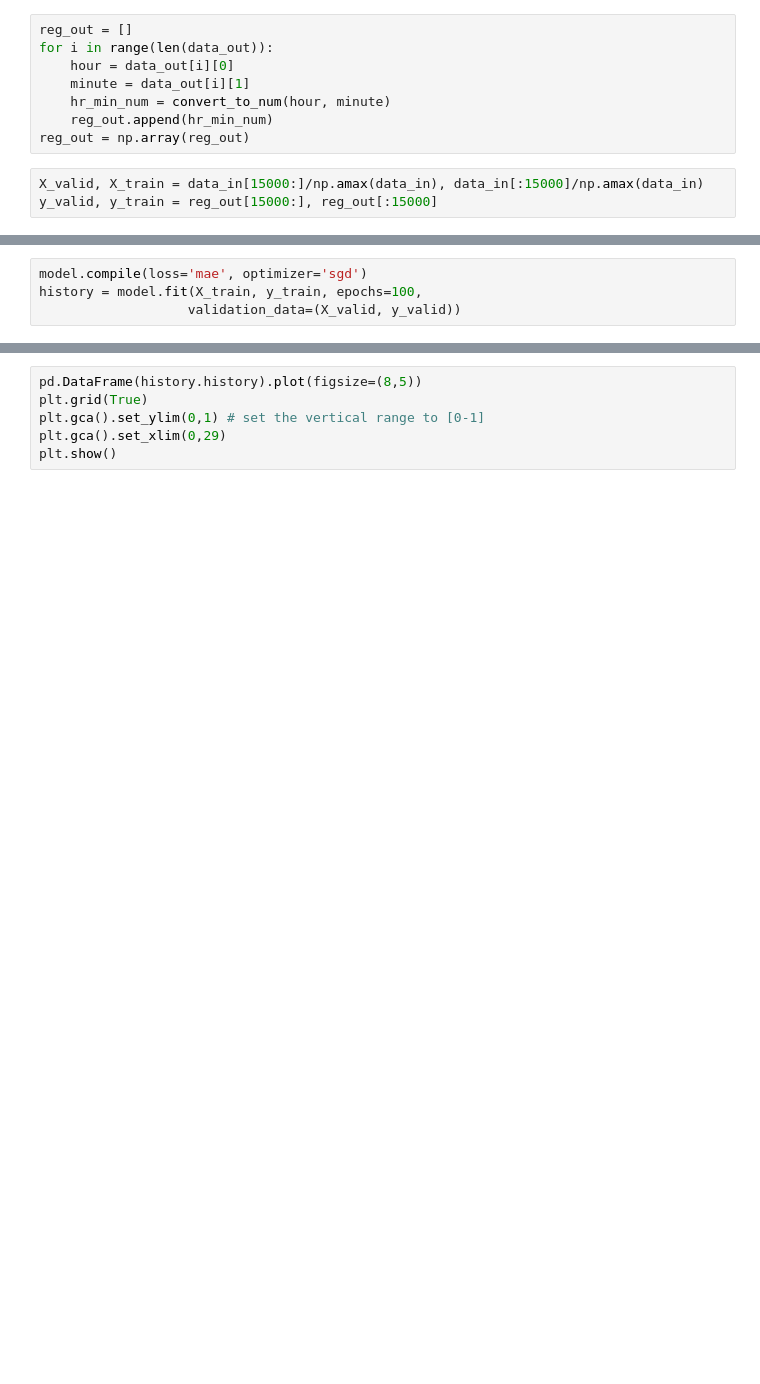
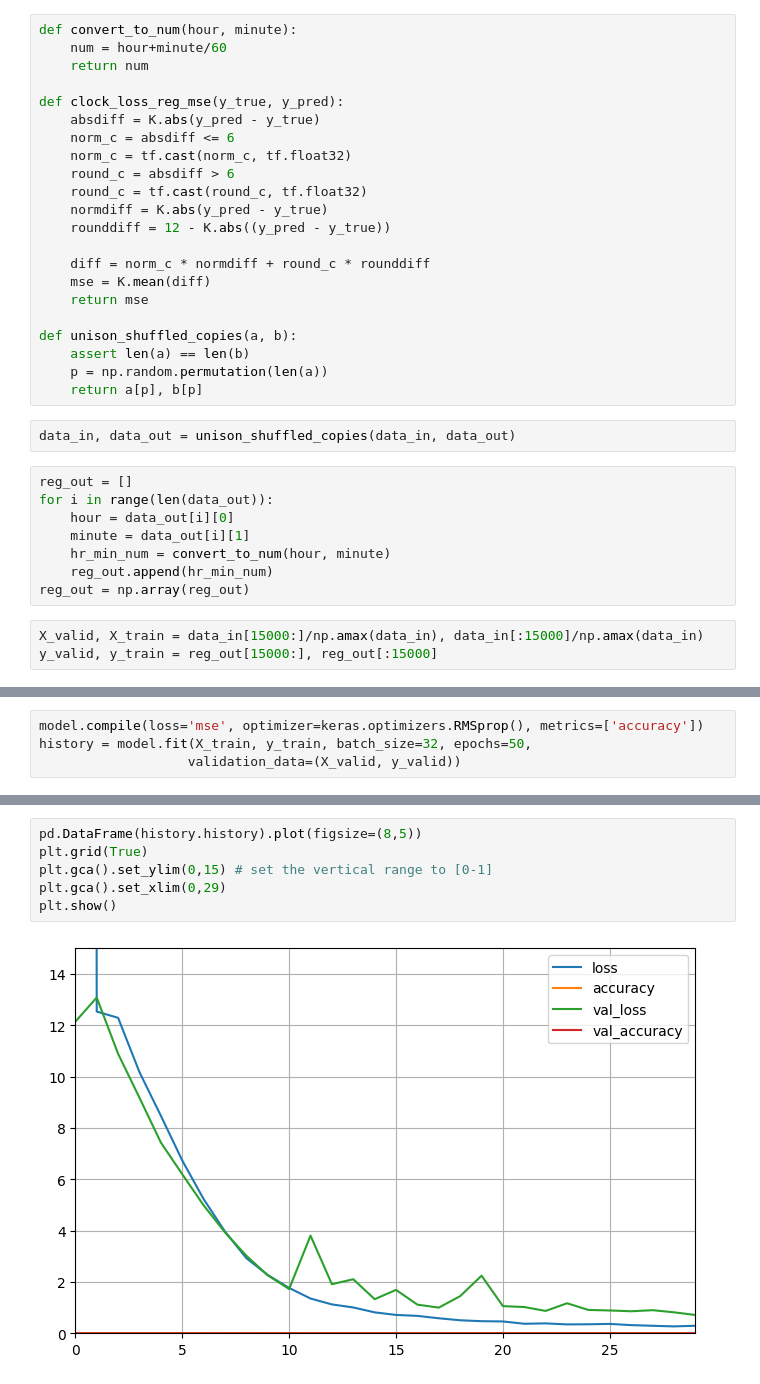
Before and after one commit to n0rdp0l/DeepLearning, a Jupyter notebook: Assignment_2/Question_2_reg.ipynb, the cells around one changed output, grey strips where cells are left out. Saved outputs shown, nothing was run; the diff lists cells and outputs as text; blank space fills up the shorter version.

```diff
--- a/Assignment_2/Question_2_reg.ipynb
+++ b/Assignment_2/Question_2_reg.ipynb
@@ -14,3 +11,27 @@ def convert_to_num(hour, minute):
+# %%
+def convert_to_num(hour, minute):
+    num = hour+minute/60
+    return num
+
+def clock_loss_reg_mse(y_true, y_pred):
+    absdiff = K.abs(y_pred - y_true)
+    norm_c = absdiff <= 6
+    norm_c = tf.cast(norm_c, tf.float32)
+    round_c = absdiff > 6
+    round_c = tf.cast(round_c, tf.float32)
+    normdiff = K.abs(y_pred - y_true)
+    rounddiff = 12 - K.abs((y_pred - y_true))
+
+    diff = norm_c * normdiff + round_c * rounddiff
+    mse = K.mean(diff)
+    return mse
+
+def unison_shuffled_copies(a, b):
+    assert len(a) == len(b)
+    p = np.random.permutation(len(a))
+    return a[p], b[p]
+# %%
+data_in, data_out = unison_shuffled_copies(data_in, data_out)
 # %%
 reg_out = []
 for i in range(len(data_out)):
@@ -62,5 +94,5 @@ model = keras.models.Sequential([
 # %%
-model.compile(loss='mae', optimizer='sgd')
-history = model.fit(X_train, y_train, epochs=100,
+model.compile(loss='mse', optimizer=keras.optimizers.RMSprop(), metrics=['accuracy'])
+history = model.fit(X_train, y_train, batch_size=32, epochs=50,
                    validation_data=(X_valid, y_valid))
 # %% [output]
@@ -187,6 +120,8 @@ Error: command buffer exited with error status.
 # %%
 pd.DataFrame(history.history).plot(figsize=(8,5))
 plt.grid(True)
-plt.gca().set_ylim(0,1) # set the vertical range to [0-1]
+plt.gca().set_ylim(0,15) # set the vertical range to [0-1]
 plt.gca().set_xlim(0,29)
 plt.show()
+# %% [output]
+[figure, added]
```
Also changed, not shown: parts of 6 cells of this notebook.
